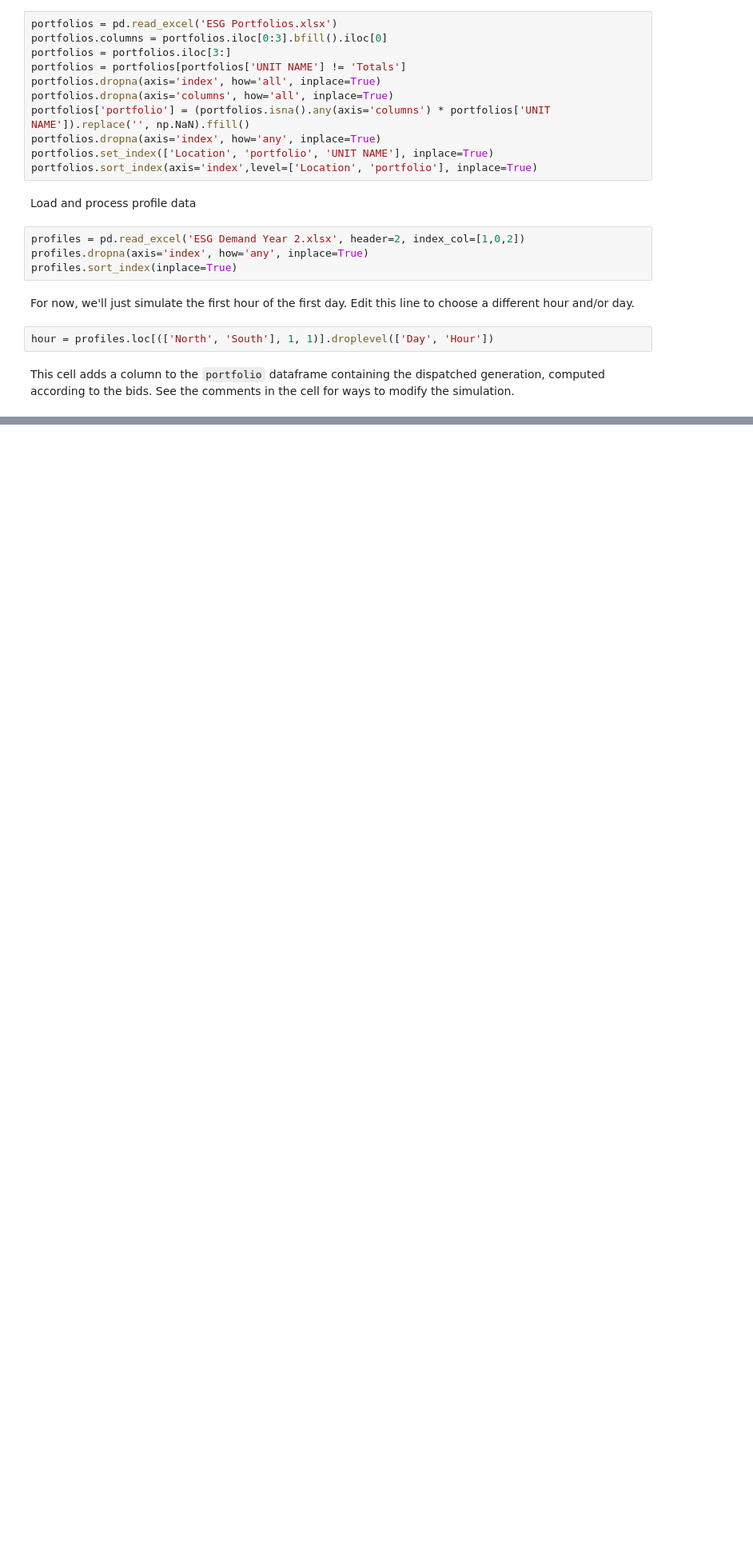
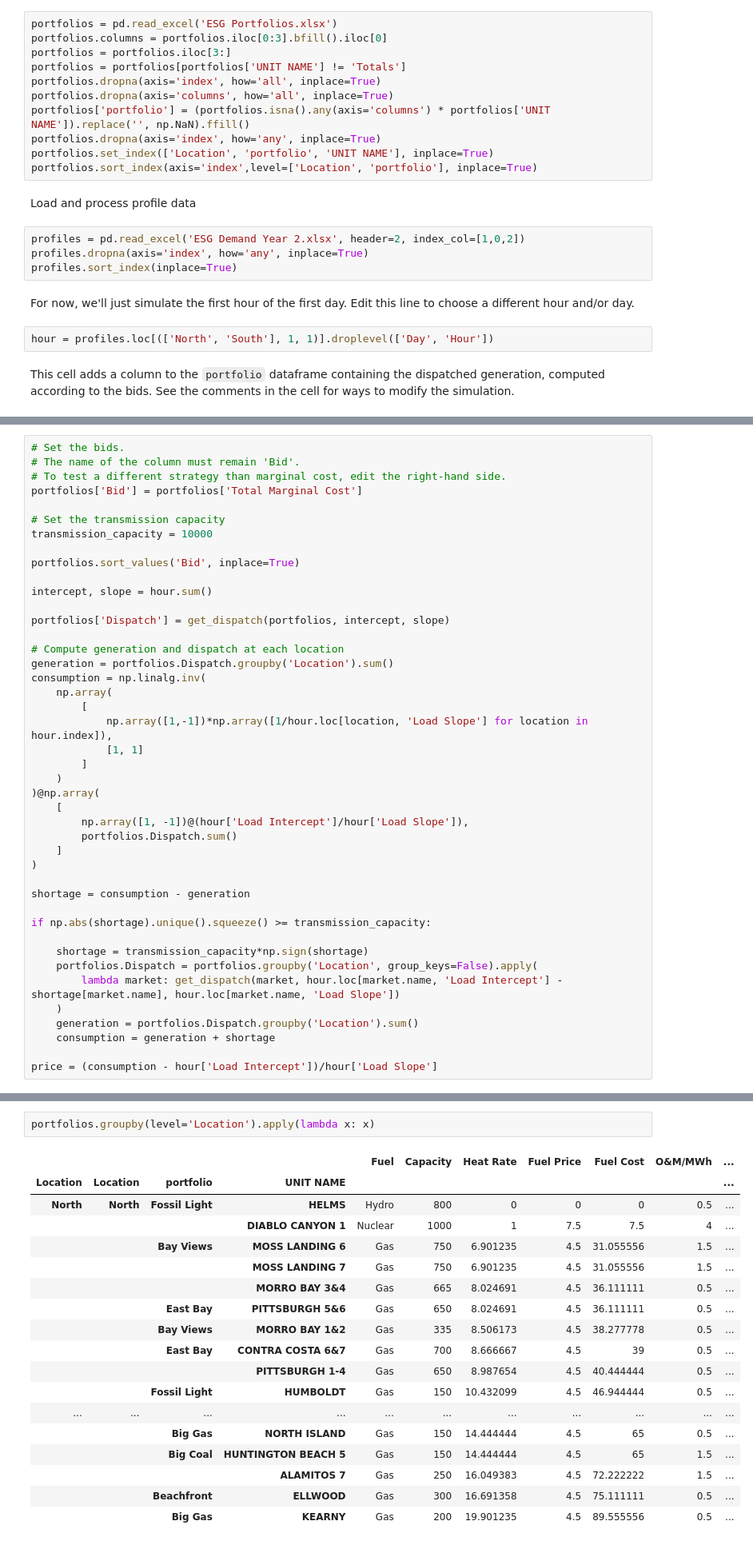
Before and after one commit to eli-brock/esg_simulator, a Jupyter notebook: esg_simulator.ipynb, the cells around one changed output, grey strips where cells are left out. Shown at 80% size. Drawn from its saved outputs; the diff is of its cells as text; blank space fills up the shorter version.

```diff
--- a/esg_simulator.ipynb
+++ b/esg_simulator.ipynb
@@ -81 +43,44 @@ portfolios['Dispatch'] = portfolios.groupby('Location', group_keys=False).apply(
+# %%
+# Set the bids.
+# The name of the column must remain 'Bid'.
+# To test a different strategy than marginal cost, edit the right-hand side.
+portfolios['Bid'] = portfolios['Total Marginal Cost']
+
+# Set the transmission capacity
+transmission_capacity = 10000
+
+portfolios.sort_values('Bid', inplace=True)
+
+intercept, slope = hour.sum()
+
+portfolios['Dispatch'] = get_dispatch(portfolios, intercept, slope)
+
+# Compute generation and dispatch at each location
+generation = portfolios.Dispatch.groupby('Location').sum()
+consumption = np.linalg.inv(
+    np.array(
+        [
+            np.array([1,-1])*np.array([1/hour.loc[location, 'Load Slope'] for location in hour.index]),
+            [1, 1]
+        ]
+    )
+)@np.array(
+    [
+        np.array([1, -1])@(hour['Load Intercept']/hour['Load Slope']),
+        portfolios.Dispatch.sum()
+    ]
+)
+
+shortage = consumption - generation
+
+if np.abs(shortage).unique().squeeze() >= transmission_capacity:
+
+    shortage = transmission_capacity*np.sign(shortage)
+    portfolios.Dispatch = portfolios.groupby('Location', group_keys=False).apply(
+        lambda market: get_dispatch(market, hour.loc[market.name, 'Load Intercept'] - shortage[market.name], hour.loc[market.name, 'Load Slope'])
+    )
+    generation = portfolios.Dispatch.groupby('Location').sum()
+    consumption = generation + shortage
+
+price = (consumption - hour['Load Intercept'])/hour['Load Slope']
 # %% [markdown]
@@ -103,0 +88,21 @@ portfolios
+# %%
+portfolios.groupby(level='Location').apply(lambda x: x)
+# %% [output]
+|  |  |  |  | Fuel | Capacity | Heat Rate | Fuel Price | Fuel Cost | O&M/MWh | ... |
+| Location | Location | portfolio | UNIT NAME |  |  |  |  |  |  | ... |
+| North | North | Fossil Light | HELMS | Hydro | 800 | 0 | 0 | 0 | 0.5 | ... |
+|  |  |  | DIABLO CANYON 1 | Nuclear | 1000 | 1 | 7.5 | 7.5 | 4 | ... |
+|  |  | Bay Views | MOSS LANDING 6 | Gas | 750 | 6.901235 | 4.5 | 31.055556 | 1.5 | ... |
+|  |  |  | MOSS LANDING 7 | Gas | 750 | 6.901235 | 4.5 | 31.055556 | 1.5 | ... |
+|  |  |  | MORRO BAY 3&4 | Gas | 665 | 8.024691 | 4.5 | 36.111111 | 0.5 | ... |
+|  |  | East Bay | PITTSBURGH 5&6 | Gas | 650 | 8.024691 | 4.5 | 36.111111 | 0.5 | ... |
+|  |  | Bay Views | MORRO BAY 1&2 | Gas | 335 | 8.506173 | 4.5 | 38.277778 | 0.5 | ... |
+|  |  | East Bay | CONTRA COSTA 6&7 | Gas | 700 | 8.666667 | 4.5 | 39 | 0.5 | ... |
+|  |  |  | PITTSBURGH 1-4 | Gas | 650 | 8.987654 | 4.5 | 40.444444 | 0.5 | ... |
+|  |  | Fossil Light | HUMBOLDT | Gas | 150 | 10.432099 | 4.5 | 46.944444 | 0.5 | ... |
+| ... | ... | ... | ... | ... | ... | ... | ... | ... | ... | ... |
+|  |  | Big Gas | NORTH ISLAND | Gas | 150 | 14.444444 | 4.5 | 65 | 0.5 | ... |
+|  |  | Big Coal | HUNTINGTON BEACH 5 | Gas | 150 | 14.444444 | 4.5 | 65 | 1.5 | ... |
+|  |  |  | ALAMITOS 7 | Gas | 250 | 16.049383 | 4.5 | 72.222222 | 1.5 | ... |
+|  |  | Beachfront | ELLWOOD | Gas | 300 | 16.691358 | 4.5 | 75.111111 | 0.5 | ... |
+|  |  | Big Gas | KEARNY | Gas | 200 | 19.901235 | 4.5 | 89.555556 | 0.5 | ... |
```
Also changed, not shown: parts of 6 cells of this notebook, 3 other files.
